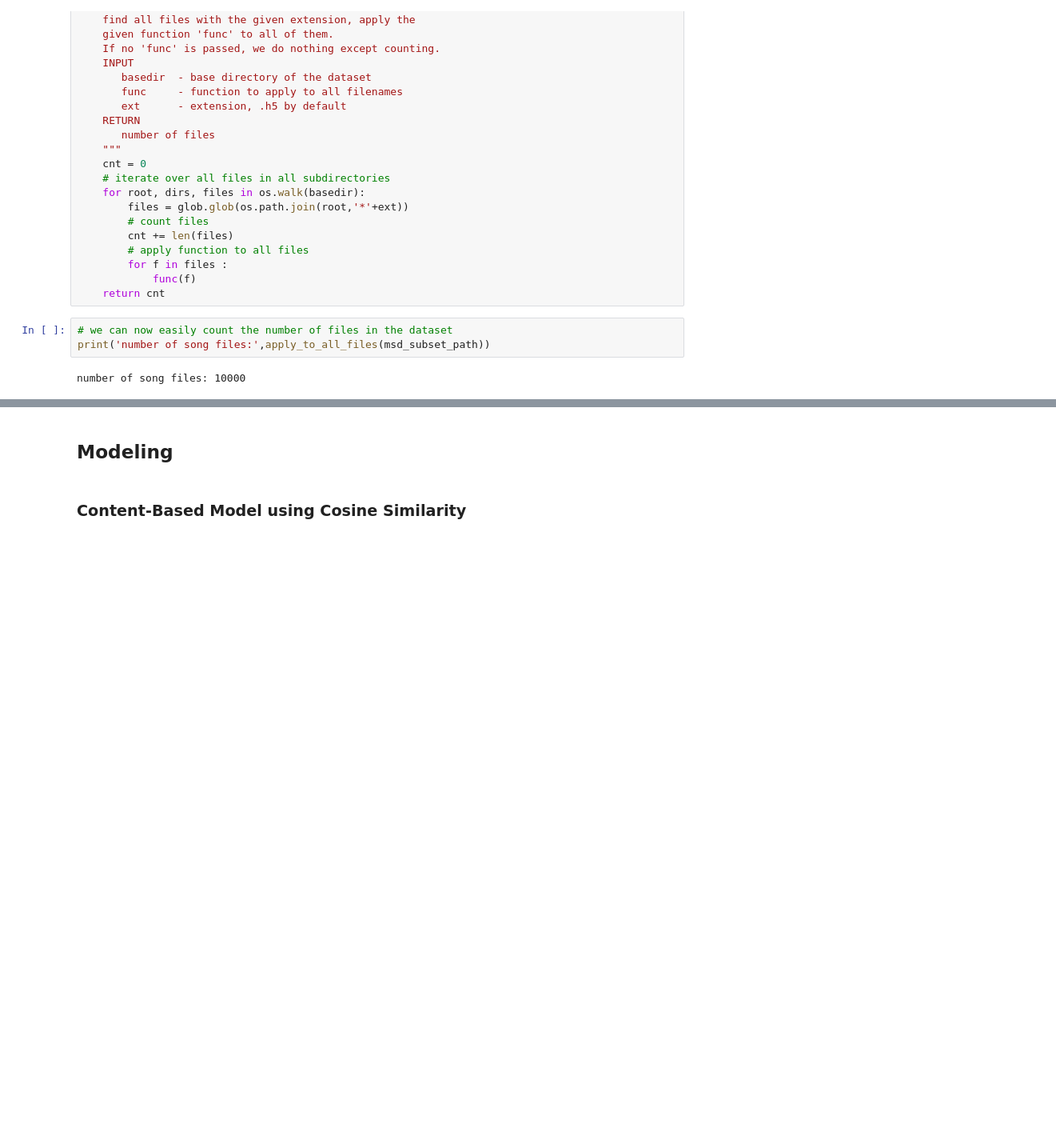
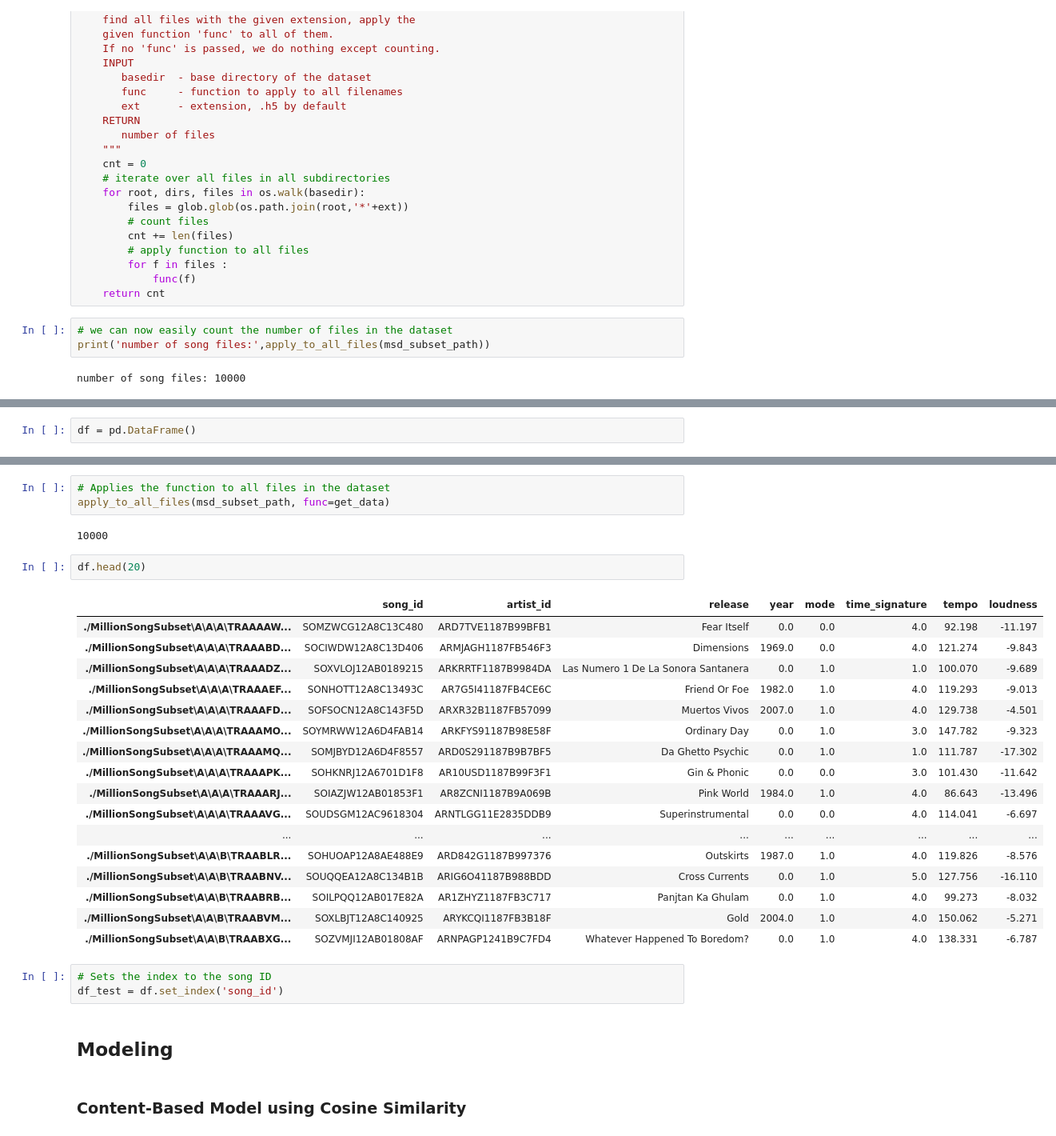
Before and after one commit to jamesleemeredith/Enhancing-Spotifys-Recommendation-System-with-Context-Specific-Music-Recommendations, a Jupyter notebook: index.ipynb, the cells around one changed output, grey strips where cells are left out. Shown at 80% size. Saved outputs shown, nothing was run; the diff lists cells and outputs as text; blank space fills up the shorter version.

```diff
--- a/index.ipynb
+++ b/index.ipynb
@@ -250,0 +253,2 @@ number of song files: 10000
+# %%
+df = pd.DataFrame()
@@ -251,3 +284,31 @@ number of song files: 10000
+# %%
+# Applies the function to all files in the dataset
+apply_to_all_files(msd_subset_path, func=get_data)
+# %% [output]
+10000
+# %%
+df.head(20)
+# %% [output]
+|  | song_id | artist_id | release | year | mode | time_signature | tempo | loudness |
+| ./MillionSongSubset\A\A\A\TRAAAAW... | SOMZWCG12A8C13C480 | ARD7TVE1187B99BFB1 | Fear Itself | 0.0 | 0.0 | 4.0 | 92.198 | -11.197 |
+| ./MillionSongSubset\A\A\A\TRAAABD... | SOCIWDW12A8C13D406 | ARMJAGH1187FB546F3 | Dimensions | 1969.0 | 0.0 | 4.0 | 121.274 | -9.843 |
+| ./MillionSongSubset\A\A\A\TRAAADZ... | SOXVLOJ12AB0189215 | ARKRRTF1187B9984DA | Las Numero 1 De La Sonora Santanera | 0.0 | 1.0 | 1.0 | 100.070 | -9.689 |
+| ./MillionSongSubset\A\A\A\TRAAAEF... | SONHOTT12A8C13493C | AR7G5I41187FB4CE6C | Friend Or Foe | 1982.0 | 1.0 | 4.0 | 119.293 | -9.013 |
+| ./MillionSongSubset\A\A\A\TRAAAFD... | SOFSOCN12A8C143F5D | ARXR32B1187FB57099 | Muertos Vivos | 2007.0 | 1.0 | 4.0 | 129.738 | -4.501 |
+| ./MillionSongSubset\A\A\A\TRAAAMO... | SOYMRWW12A6D4FAB14 | ARKFYS91187B98E58F | Ordinary Day | 0.0 | 1.0 | 3.0 | 147.782 | -9.323 |
+| ./MillionSongSubset\A\A\A\TRAAAMQ... | SOMJBYD12A6D4F8557 | ARD0S291187B9B7BF5 | Da Ghetto Psychic | 0.0 | 1.0 | 1.0 | 111.787 | -17.302 |
+| ./MillionSongSubset\A\A\A\TRAAAPK... | SOHKNRJ12A6701D1F8 | AR10USD1187B99F3F1 | Gin & Phonic | 0.0 | 0.0 | 3.0 | 101.430 | -11.642 |
+| ./MillionSongSubset\A\A\A\TRAAARJ... | SOIAZJW12AB01853F1 | AR8ZCNI1187B9A069B | Pink World | 1984.0 | 1.0 | 4.0 | 86.643 | -13.496 |
+| ./MillionSongSubset\A\A\A\TRAAAVG... | SOUDSGM12AC9618304 | ARNTLGG11E2835DDB9 | Superinstrumental | 0.0 | 0.0 | 4.0 | 114.041 | -6.697 |
+| ... | ... | ... | ... | ... | ... | ... | ... | ... |
+| ./MillionSongSubset\A\A\B\TRAABLR... | SOHUOAP12A8AE488E9 | ARD842G1187B997376 | Outskirts | 1987.0 | 1.0 | 4.0 | 119.826 | -8.576 |
+| ./MillionSongSubset\A\A\B\TRAABNV... | SOUQQEA12A8C134B1B | ARIG6O41187B988BDD | Cross Currents | 0.0 | 1.0 | 5.0 | 127.756 | -16.110 |
+| ./MillionSongSubset\A\A\B\TRAABRB... | SOILPQQ12AB017E82A | AR1ZHYZ1187FB3C717 | Panjtan Ka Ghulam | 0.0 | 1.0 | 4.0 | 99.273 | -8.032 |
+| ./MillionSongSubset\A\A\B\TRAABVM... | SOXLBJT12A8C140925 | ARYKCQI1187FB3B18F | Gold | 2004.0 | 1.0 | 4.0 | 150.062 | -5.271 |
+| ./MillionSongSubset\A\A\B\TRAABXG... | SOZVMJI12AB01808AF | ARNPAGP1241B9C7FD4 | Whatever Happened To Boredom? | 0.0 | 1.0 | 4.0 | 138.331 | -6.787 |
+# %%
+# Sets the index to the song ID
+df_test = df.set_index('song_id')
 # %% [markdown]
 ## Modeling
 # %% [markdown]
```
Also changed, not shown: parts of 9 cells of this notebook.
